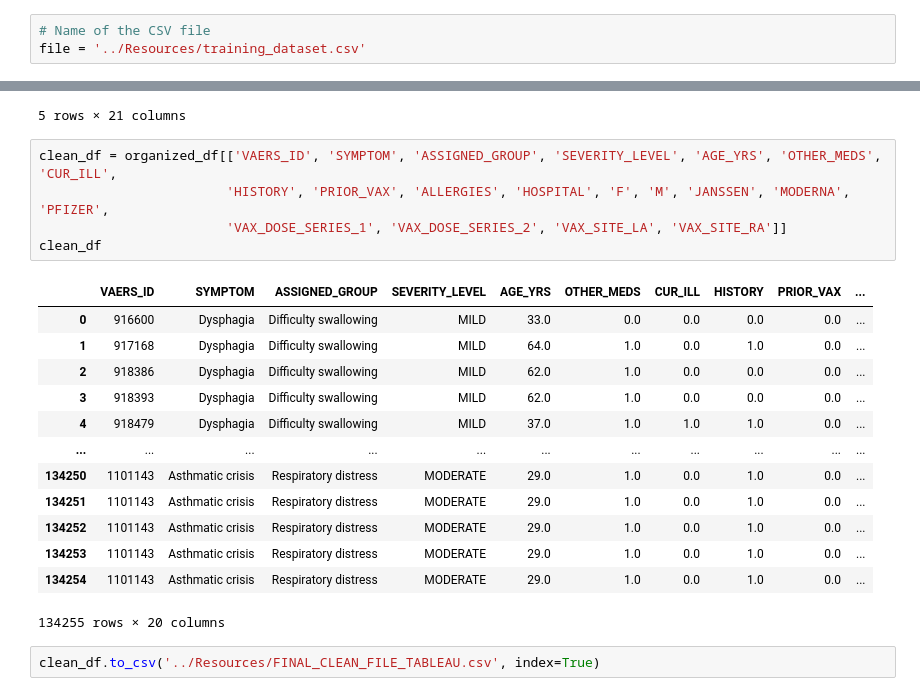
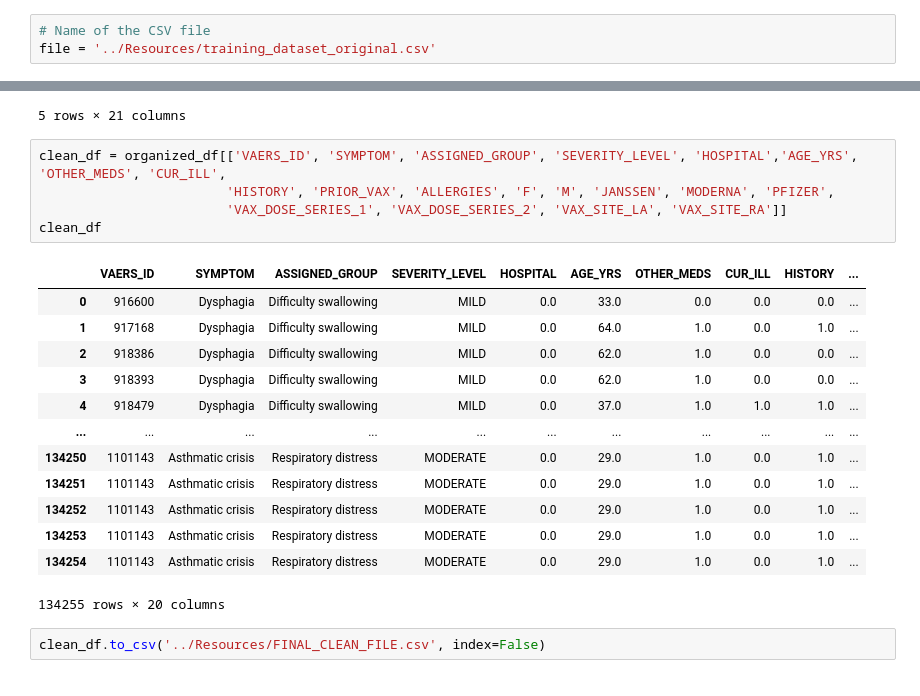
Before and after one commit to D11eleven/Vaccine_Side_Effects_Predictor, a Jupyter notebook: SP/symptoms_grouping.ipynb, the cells around one changed output, grey strips where cells are left out. Cells and saved outputs as stored; diff of their text form.

```diff
--- a/SP/symptoms_grouping.ipynb
+++ b/SP/symptoms_grouping.ipynb
@@ -8,7 +8,7 @@ warnings.filterwarnings('ignore')
 # Attempting to Group Symptoms
 # %%
 # Name of the CSV file
-file = '../Resources/training_dataset.csv'
+file = '../Resources/training_dataset_original.csv'
 # %%
 # The correct encoding must be used to read the CSV in pandas
 data_df = pd.read_csv(file, encoding="ISO-8859-1", low_memory=False)
@@ -93,23 +93,23 @@ organized_df.head()
 | 4 | 918479 | Dysphagia | 37.0 | 1.0 | 1.0 | 1.0 | 0.0 | 1.0 | 0.0 | 1.0 | ... |
 5 rows × 21 columns
 # %%
-clean_df = organized_df[['VAERS_ID', 'SYMPTOM', 'ASSIGNED_GROUP', 'SEVERITY_LEVEL', 'AGE_YRS', 'OTHER_MEDS', 'CUR_ILL',
-                        'HISTORY', 'PRIOR_VAX', 'ALLERGIES', 'HOSPITAL', 'F', 'M', 'JANSSEN', 'MODERNA', 'PFIZER',
+clean_df = organized_df[['VAERS_ID', 'SYMPTOM', 'ASSIGNED_GROUP', 'SEVERITY_LEVEL', 'HOSPITAL','AGE_YRS', 'OTHER_MEDS', 'CUR_ILL',
+                        'HISTORY', 'PRIOR_VAX', 'ALLERGIES', 'F', 'M', 'JANSSEN', 'MODERNA', 'PFIZER',
                         'VAX_DOSE_SERIES_1', 'VAX_DOSE_SERIES_2', 'VAX_SITE_LA', 'VAX_SITE_RA']]
 clean_df
 # %% [output]
-|  | VAERS_ID | SYMPTOM | ASSIGNED_GROUP | SEVERITY_LEVEL | AGE_YRS | OTHER_MEDS | CUR_ILL | HISTORY | PRIOR_VAX | ... |
-| 0 | 916600 | Dysphagia | Difficulty swallowing | MILD | 33.0 | 0.0 | 0.0 | 0.0 | 0.0 | ... |
-| 1 | 917168 | Dysphagia | Difficulty swallowing | MILD | 64.0 | 1.0 | 0.0 | 1.0 | 0.0 | ... |
-| 2 | 918386 | Dysphagia | Difficulty swallowing | MILD | 62.0 | 1.0 | 0.0 | 0.0 | 0.0 | ... |
-| 3 | 918393 | Dysphagia | Difficulty swallowing | MILD | 62.0 | 1.0 | 0.0 | 0.0 | 0.0 | ... |
-| 4 | 918479 | Dysphagia | Difficulty swallowing | MILD | 37.0 | 1.0 | 1.0 | 1.0 | 0.0 | ... |
+|  | VAERS_ID | SYMPTOM | ASSIGNED_GROUP | SEVERITY_LEVEL | HOSPITAL | AGE_YRS | OTHER_MEDS | CUR_ILL | HISTORY | ... |
+| 0 | 916600 | Dysphagia | Difficulty swallowing | MILD | 0.0 | 33.0 | 0.0 | 0.0 | 0.0 | ... |
+| 1 | 917168 | Dysphagia | Difficulty swallowing | MILD | 0.0 | 64.0 | 1.0 | 0.0 | 1.0 | ... |
+| 2 | 918386 | Dysphagia | Difficulty swallowing | MILD | 0.0 | 62.0 | 1.0 | 0.0 | 0.0 | ... |
+| 3 | 918393 | Dysphagia | Difficulty swallowing | MILD | 0.0 | 62.0 | 1.0 | 0.0 | 0.0 | ... |
+| 4 | 918479 | Dysphagia | Difficulty swallowing | MILD | 0.0 | 37.0 | 1.0 | 1.0 | 1.0 | ... |
 | ... | ... | ... | ... | ... | ... | ... | ... | ... | ... | ... |
-| 134250 | 1101143 | Asthmatic crisis | Respiratory distress | MODERATE | 29.0 | 1.0 | 0.0 | 1.0 | 0.0 | ... |
-| 134251 | 1101143 | Asthmatic crisis | Respiratory distress | MODERATE | 29.0 | 1.0 | 0.0 | 1.0 | 0.0 | ... |
-| 134252 | 1101143 | Asthmatic crisis | Respiratory distress | MODERATE | 29.0 | 1.0 | 0.0 | 1.0 | 0.0 | ... |
-| 134253 | 1101143 | Asthmatic crisis | Respiratory distress | MODERATE | 29.0 | 1.0 | 0.0 | 1.0 | 0.0 | ... |
-| 134254 | 1101143 | Asthmatic crisis | Respiratory distress | MODERATE | 29.0 | 1.0 | 0.0 | 1.0 | 0.0 | ... |
+| 134250 | 1101143 | Asthmatic crisis | Respiratory distress | MODERATE | 0.0 | 29.0 | 1.0 | 0.0 | 1.0 | ... |
+| 134251 | 1101143 | Asthmatic crisis | Respiratory distress | MODERATE | 0.0 | 29.0 | 1.0 | 0.0 | 1.0 | ... |
+| 134252 | 1101143 | Asthmatic crisis | Respiratory distress | MODERATE | 0.0 | 29.0 | 1.0 | 0.0 | 1.0 | ... |
+| 134253 | 1101143 | Asthmatic crisis | Respiratory distress | MODERATE | 0.0 | 29.0 | 1.0 | 0.0 | 1.0 | ... |
+| 134254 | 1101143 | Asthmatic crisis | Respiratory distress | MODERATE | 0.0 | 29.0 | 1.0 | 0.0 | 1.0 | ... |
 134255 rows × 20 columns
 # %%
-clean_df.to_csv('../Resources/FINAL_CLEAN_FILE_TABLEAU.csv', index=True)
+clean_df.to_csv('../Resources/FINAL_CLEAN_FILE.csv', index=False)
```
Also changed, not shown: 3 other files.
